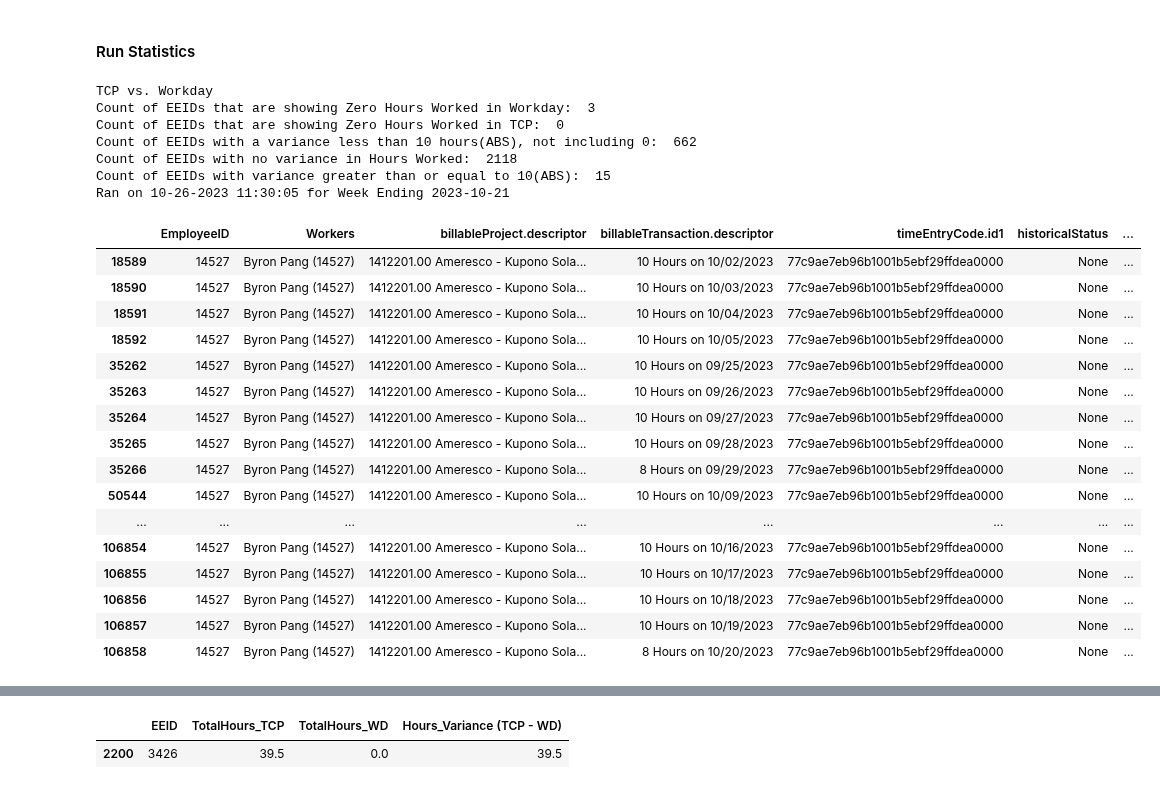
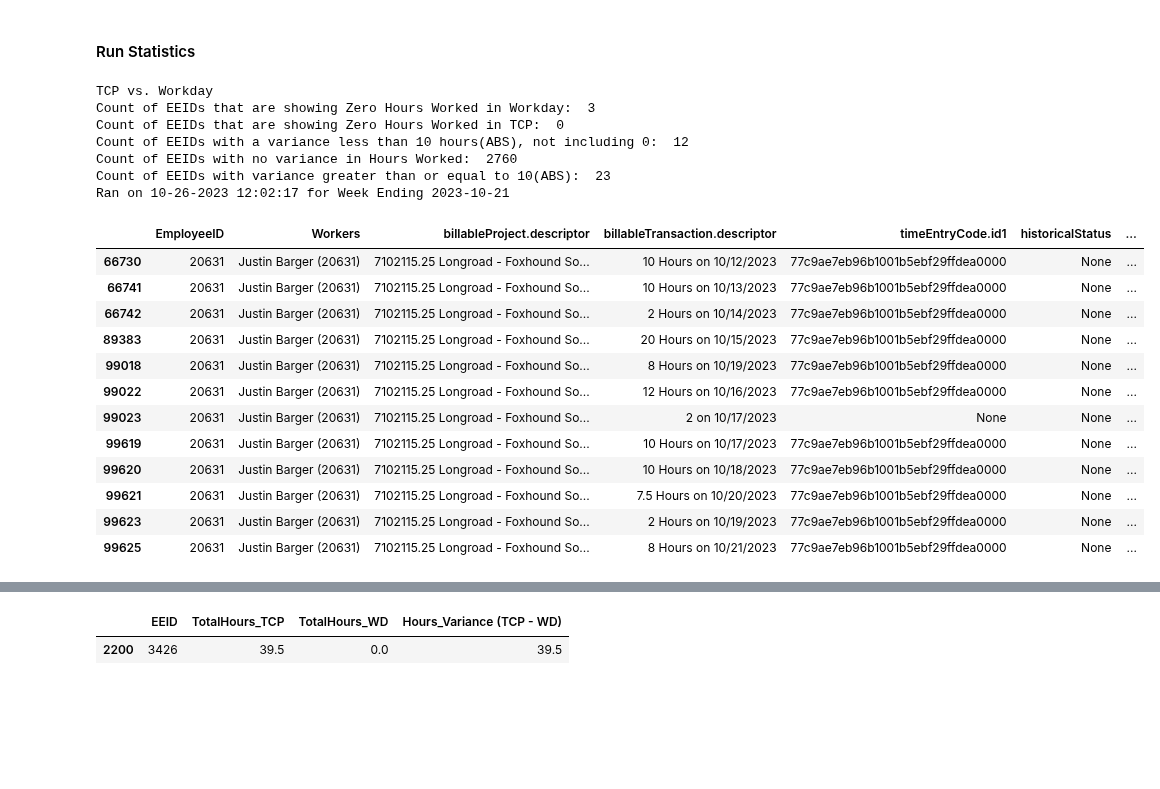
Before and after one commit to jbeachyMoss/LaborHours_Compare, a Jupyter notebook: DataValidation.ipynb, the cells around one changed output, grey strips where cells are left out. Cells and saved outputs as stored; diff of their text form; code cells hidden in the pictures; blank space fills up the shorter version.

```diff
--- a/DataValidation.ipynb
+++ b/DataValidation.ipynb
@@ -73,8 +73,10 @@ wd_pr_df['sub_job'] = wd_pr_df['billableProject.descriptor'].str.split('.').str[
 wd_pr_df['sub_job'] = wd_pr_df['sub_job'].str.split(' ').str[0]
 #Leaves behind Job ONLY
 wd_pr_df['job'] = wd_pr_df.loc[:,'billableProject.descriptor'].str[0:7]
+#Extracting hours from a text column - Replacing 'Hours' with nothing and changing it to a float data type
+wd_pr_df_dev['Hours'] = wd_pr_df_dev['Employee_BillTransaction_Descriptor'].str.replace('Hours','').astype(float)
 #Renaming Relevant Columns
-wd_pr_df = wd_pr_df.rename({'calculatedDate':'Date','job':'Job','sub_job':'Sub_Job','amount':'Hours'},axis='columns')
+wd_pr_df = wd_pr_df.rename({'calculatedDate':'Date','job':'Job','sub_job':'Sub_Job'},axis='columns')
 wd_cols_keep = ['EEID' , 'Date' , 'Job' , 'Sub_Job' , 'Hours']
 wd_pr_df_comp = wd_pr_df.loc[:,wd_cols_keep]
 #excluding these employees from Workday because they will not be present in the TCP data
@@ -274,29 +276,25 @@ print(f"Ran on {today_for_text} for Week Ending {week_ending}")
 TCP vs. Workday
 Count of EEIDs that are showing Zero Hours Worked in Workday:  3
 Count of EEIDs that are showing Zero Hours Worked in TCP:  0
-Count of EEIDs with a variance less than 10 hours(ABS), not including 0:  662
-Count of EEIDs with no variance in Hours Worked:  2118
-Count of EEIDs with variance greater than or equal to 10(ABS):  15
-Ran on 10-26-2023 11:30:05 for Week Ending 2023-10-21
+Count of EEIDs with a variance less than 10 hours(ABS), not including 0:  12
+Count of EEIDs with no variance in Hours Worked:  2760
+Count of EEIDs with variance greater than or equal to 10(ABS):  23
+Ran on 10-26-2023 12:02:17 for Week Ending 2023-10-21
 # %%
 #['timeEntryCode.id1'].notna())&(wd_pr_df['historicalStatus']!='94e8c24204d1406897f2758bd5e306d1')&(wd_pr_df['isDeleted']==False
-wd_pr_df_dev.loc[wd_pr_df_dev['Workers'].str.contains('14527') , ['EmployeeID' , 'Workers', 'billableProject.descriptor' , 'billableTransaction.descriptor' , 'timeEntryCode.id1' , 'historicalStatus' , 'isDeleted']]
+wd_pr_df_dev.loc[wd_pr_df_dev['Workers'].str.contains('20631') , ['EmployeeID' , 'Workers', 'billableProject.descriptor' , 'billableTransaction.descriptor' , 'timeEntryCode.id1' , 'historicalStatus' , 'isDeleted']]
 # %% [output]
 |  | EmployeeID | Workers | billableProject.descriptor | billableTransaction.descriptor | timeEntryCode.id1 | historicalStatus | ... |
-| 18589 | 14527 | Byron Pang (14527) | 1412201.00 Ameresco - Kupono Sola... | 10 Hours on 10/02/2023 | 77c9ae7eb96b1001b5ebf29ffdea0000 | None | ... |
-| 18590 | 14527 | Byron Pang (14527) | 1412201.00 Ameresco - Kupono Sola... | 10 Hours on 10/03/2023 | 77c9ae7eb96b1001b5ebf29ffdea0000 | None | ... |
-| 18591 | 14527 | Byron Pang (14527) | 1412201.00 Ameresco - Kupono Sola... | 10 Hours on 10/04/2023 | 77c9ae7eb96b1001b5ebf29ffdea0000 | None | ... |
-| 18592 | 14527 | Byron Pang (14527) | 1412201.00 Ameresco - Kupono Sola... | 10 Hours on 10/05/2023 | 77c9ae7eb96b1001b5ebf29ffdea0000 | None | ... |
-| 35262 | 14527 | Byron Pang (14527) | 1412201.00 Ameresco - Kupono Sola... | 10 Hours on 09/25/2023 | 77c9ae7eb96b1001b5ebf29ffdea0000 | None | ... |
-| 35263 | 14527 | Byron Pang (14527) | 1412201.00 Ameresco - Kupono Sola... | 10 Hours on 09/26/2023 | 77c9ae7eb96b1001b5ebf29ffdea0000 | None | ... |
-| 35264 | 14527 | Byron Pang (14527) | 1412201.00 Ameresco - Kupono Sola... | 10 Hours on 09/27/2023 | 77c9ae7eb96b1001b5ebf29ffdea0000 | None | ... |
-| 35265 | 14527 | Byron Pang (14527) | 1412201.00 Ameresco - Kupono Sola... | 10 Hours on 09/28/2023 | 77c9ae7eb96b1001b5ebf29ffdea0000 | None | ... |
-| 35266 | 14527 | Byron Pang (14527) | 1412201.00 Ameresco - Kupono Sola... | 8 Hours on 09/29/2023 | 77c9ae7eb96b1001b5ebf29ffdea0000 | None | ... |
-| 50544 | 14527 | Byron Pang (14527) | 1412201.00 Ameresco - Kupono Sola... | 10 Hours on 10/09/2023 | 77c9ae7eb96b1001b5ebf29ffdea0000 | None | ... |
-| ... | ... | ... | ... | ... | ... | ... | ... |
-| 106854 | 14527 | Byron Pang (14527) | 1412201.00 Ameresco - Kupono Sola... | 10 Hours on 10/16/2023 | 77c9ae7eb96b1001b5ebf29ffdea0000 | None | ... |
-| 106855 | 14527 | Byron Pang (14527) | 1412201.00 Ameresco - Kupono Sola... | 10 Hours on 10/17/2023 | 77c9ae7eb96b1001b5ebf29ffdea0000 | None | ... |
-| 106856 | 14527 | Byron Pang (14527) | 1412201.00 Ameresco - Kupono Sola... | 10 Hours on 10/18/2023 | 77c9ae7eb96b1001b5ebf29ffdea0000 | None | ... |
-| 106857 | 14527 | Byron Pang (14527) | 1412201.00 Ameresco - Kupono Sola... | 10 Hours on 10/19/2023 | 77c9ae7eb96b1001b5ebf29ffdea0000 | None | ... |
-| 106858 | 14527 | Byron Pang (14527) | 1412201.00 Ameresco - Kupono Sola... | 8 Hours on 10/20/2023 | 77c9ae7eb96b1001b5ebf29ffdea0000 | None | ... |
+| 66730 | 20631 | Justin Barger (20631) | 7102115.25 Longroad - Foxhound So... | 10 Hours on 10/12/2023 | 77c9ae7eb96b1001b5ebf29ffdea0000 | None | ... |
+| 66741 | 20631 | Justin Barger (20631) | 7102115.25 Longroad - Foxhound So... | 10 Hours on 10/13/2023 | 77c9ae7eb96b1001b5ebf29ffdea0000 | None | ... |
+| 66742 | 20631 | Justin Barger (20631) | 7102115.25 Longroad - Foxhound So... | 2 Hours on 10/14/2023 | 77c9ae7eb96b1001b5ebf29ffdea0000 | None | ... |
+| 89383 | 20631 | Justin Barger (20631) | 7102115.25 Longroad - Foxhound So... | 20 Hours on 10/15/2023 | 77c9ae7eb96b1001b5ebf29ffdea0000 | None | ... |
+| 99018 | 20631 | Justin Barger (20631) | 7102115.25 Longroad - Foxhound So... | 8 Hours on 10/19/2023 | 77c9ae7eb96b1001b5ebf29ffdea0000 | None | ... |
+| 99022 | 20631 | Justin Barger (20631) | 7102115.25 Longroad - Foxhound So... | 12 Hours on 10/16/2023 | 77c9ae7eb96b1001b5ebf29ffdea0000 | None | ... |
+| 99023 | 20631 | Justin Barger (20631) | 7102115.25 Longroad - Foxhound So... | 2 on 10/17/2023 | None | None | ... |
+| 99619 | 20631 | Justin Barger (20631) | 7102115.25 Longroad - Foxhound So... | 10 Hours on 10/17/2023 | 77c9ae7eb96b1001b5ebf29ffdea0000 | None | ... |
+| 99620 | 20631 | Justin Barger (20631) | 7102115.25 Longroad - Foxhound So... | 10 Hours on 10/18/2023 | 77c9ae7eb96b1001b5ebf29ffdea0000 | None | ... |
+| 99621 | 20631 | Justin Barger (20631) | 7102115.25 Longroad - Foxhound So... | 7.5 Hours on 10/20/2023 | 77c9ae7eb96b1001b5ebf29ffdea0000 | None | ... |
+| 99623 | 20631 | Justin Barger (20631) | 7102115.25 Longroad - Foxhound So... | 2 Hours on 10/19/2023 | 77c9ae7eb96b1001b5ebf29ffdea0000 | None | ... |
+| 99625 | 20631 | Justin Barger (20631) | 7102115.25 Longroad - Foxhound So... | 8 Hours on 10/21/2023 | 77c9ae7eb96b1001b5ebf29ffdea0000 | None | ... |
 # %%
```
Also changed, not shown: parts of 3 cells of this notebook.
